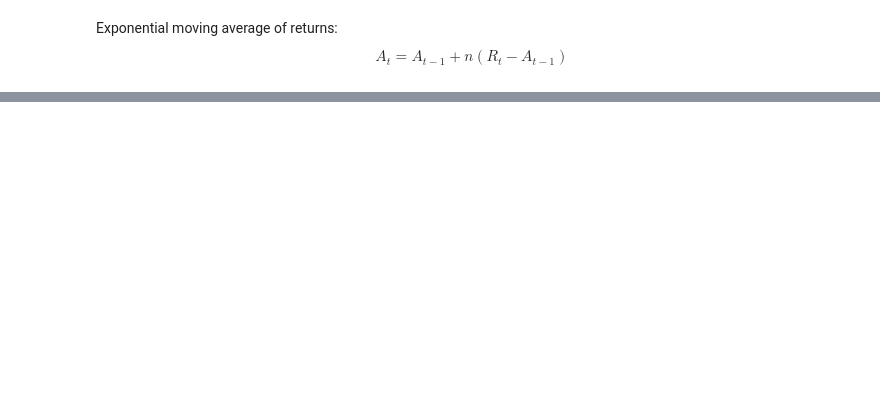
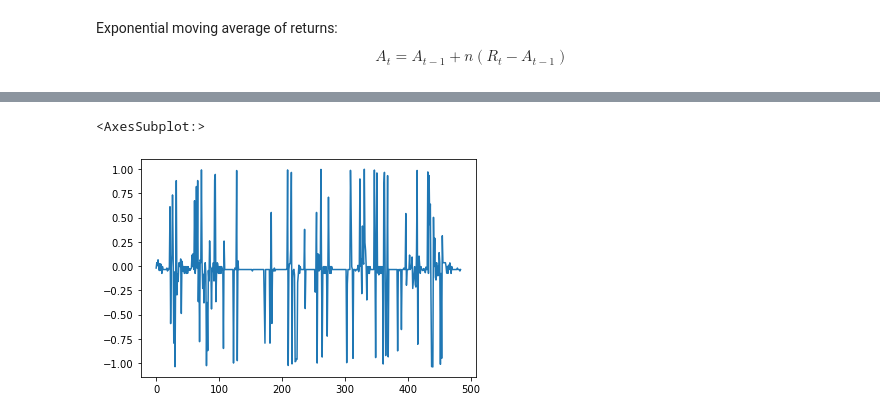
Before and after one commit to Tiergarten/reinforcement-trader, a Jupyter notebook: 3_reinforcement_trading_simple.ipynb, the cells around one changed output, grey strips where cells are left out. Drawn from its saved outputs; the diff is of its cells as text; code cells hidden in the pictures; blank space fills up the shorter version.

```diff
--- a/3_reinforcement_trading_simple.ipynb
+++ b/3_reinforcement_trading_simple.ipynb
@@ -116,0 +259,5 @@ rets.shape
+# %%
+pd.Series(realised_returns[np.where(realised_returns!=0)]).plot()
+# %% [output]
+<AxesSubplot:>
+[figure, added]
```
Also changed, not shown: parts of 55 cells of this notebook.
